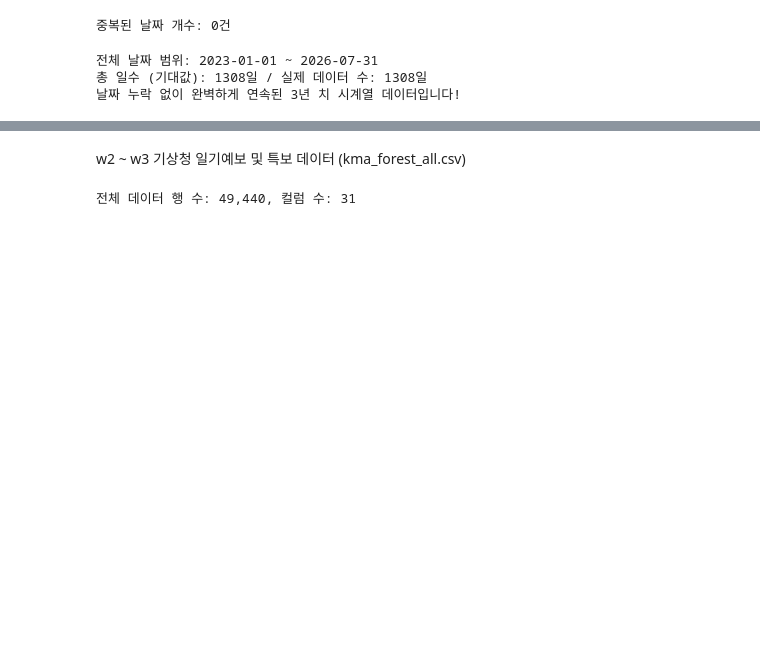
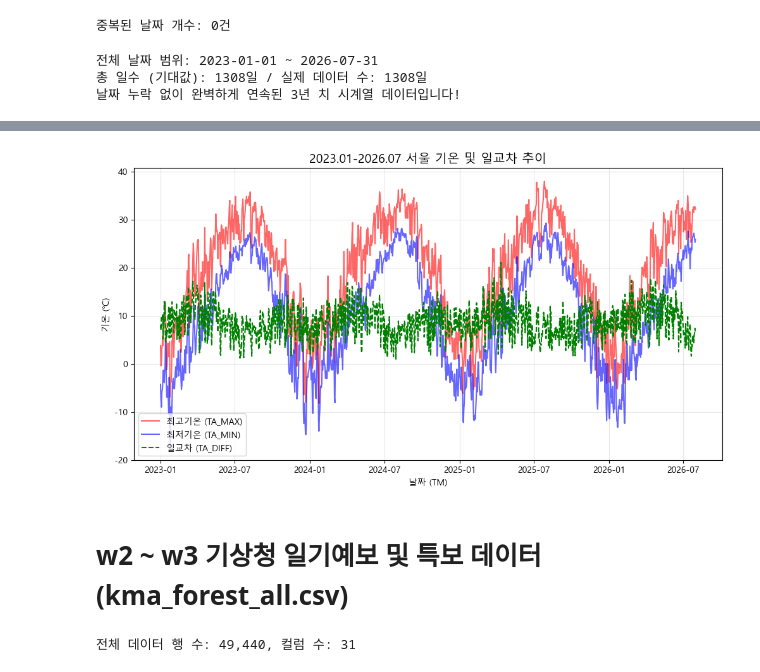
Before and after one commit to jieunseo02/weather_fit, a Jupyter notebook: notebooks/preview.ipynb, the cells around one changed output, grey strips where cells are left out. Cells and saved outputs as stored; diff of their text form; code cells hidden in the pictures; blank space fills up the shorter version.

```diff
--- a/notebooks/preview.ipynb
+++ b/notebooks/preview.ipynb
@@ -145,0 +190,3 @@ else:
+# %%
+# 1. 월(Month) 컬럼 추출
+w1['month'] = w1['TM'].dt.month
@@ -145,0 +233,14 @@ else:
+# %%
+# 5. [계절별] 핵심 컬럼 평균 및 일교차 파생변수 생성 후 요약
+w1['TA_DIFF'] = w1['TA_MAX'] - w1['TA_MIN']  # 일교차 파생변수
+
+seasonal_summary = w1.groupby('season').agg({
+    'TA_AVG': 'mean',
+    'TA_MAX': 'mean',
+    'TA_MIN': 'mean',
+    'TA_DIFF': 'mean',  # 평균 일교차
+    'HM_AVG': 'mean',
+    'RN_DAY': 'sum',  # 계절별 총 강수량 합계
+})
+print('\n================ [계절별 기상 패턴 요약] ================')
+print(seasonal_summary)
@@ -146,5 +255,45 @@ else:
+# %%
+import matplotlib.pyplot as plt
+import seaborn as sns
+
+# 한글 폰트 깨짐 방지 (시스템 환경에 맞춰 설정)
+plt.rcParams['font.family'] = 'Malgun Gothic'  # Windows의 경우
+plt.rcParams['axes.unicode_minus'] = False
+
+# 1. 시계열 기온 및 일교차 추이 선 그래프
+plt.figure(figsize=(12, 6))
+plt.plot(
+    w1['TM'],
+    w1['TA_MAX'],
+    label='최고기온 (TA_MAX)',
+    color='red',
+    alpha=0.6,
+)
+plt.plot(
+    w1['TM'],
+    w1['TA_MIN'],
+    label='최저기온 (TA_MIN)',
+    color='blue',
+    alpha=0.6,
+)
+plt.plot(
+    w1['TM'],
+    w1['TA_DIFF'],
+    label='일교차 (TA_DIFF)',
+    color='green',
+    linestyle='--',
+)
+
+plt.title('2023.01-2026.07 서울 기온 및 일교차 추이', fontsize=14)
+plt.xlabel('날짜 (TM)')
+plt.ylabel('기온 (℃)')
+plt.legend()
+plt.grid(True, alpha=0.3)
+plt.show()
+# %% [output]
+[figure, added]
 # %% [markdown]
-w2 ~ w3 기상청 일기예보 및 특보 데이터 (kma_forest_all.csv)
+# w2 ~ w3 기상청 일기예보 및 특보 데이터 (kma_forest_all.csv)
 # %%
 # 통합된 기상예보 데이터 로드
 df_forecast = pd.read_csv("../data/raw/kma_forecast/kma_forecast_all.csv")
```
Also changed, not shown: parts of 14 cells of this notebook, 1 other file.
